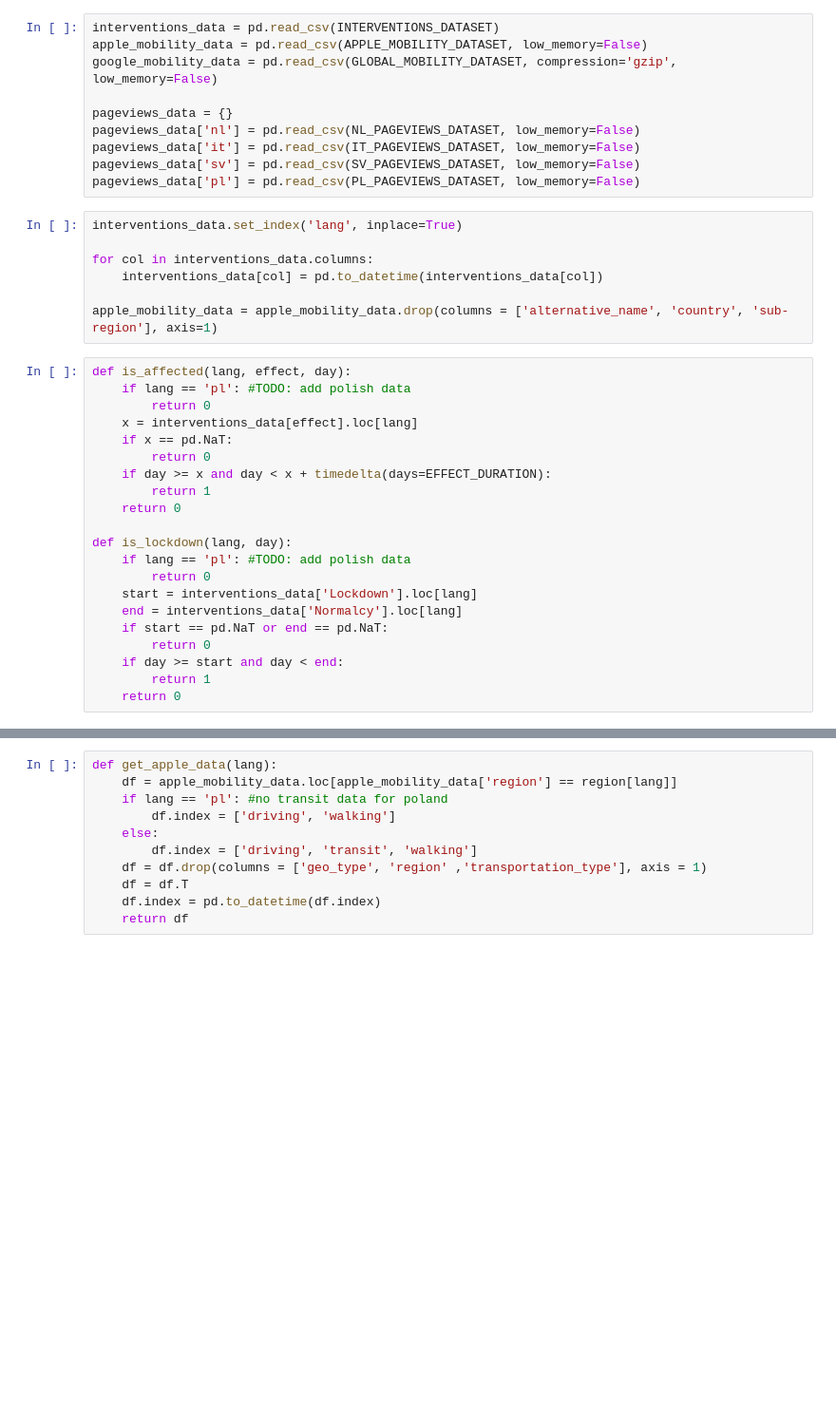
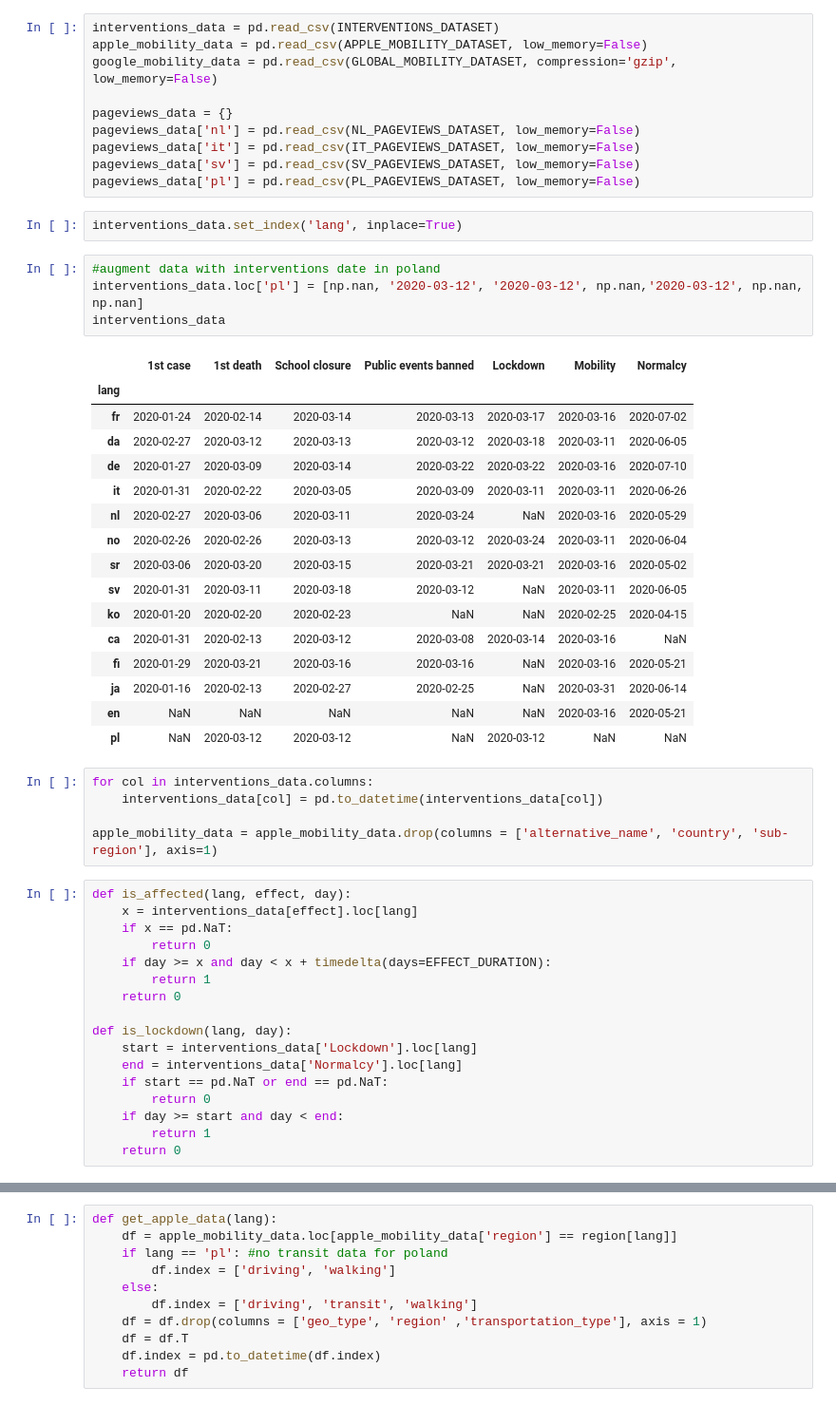
Before and after one commit to epfl-ada/ada-2022-project-adamsleg, a Jupyter notebook: q2.ipynb, the cells around one changed output, grey strips where cells are left out. Shown at 95% size. Saved outputs shown, nothing was run; the diff lists cells and outputs as text; blank space fills up the shorter version.

```diff
--- a/q2.ipynb
+++ b/q2.ipynb
@@ -52,17 +50,36 @@ pageviews_data['nl'] = pd.read_csv(NL_PAGEVIEWS_DATASET, low_memory=False)
 pageviews_data['it'] = pd.read_csv(IT_PAGEVIEWS_DATASET, low_memory=False)
 pageviews_data['sv'] = pd.read_csv(SV_PAGEVIEWS_DATASET, low_memory=False)
 pageviews_data['pl'] = pd.read_csv(PL_PAGEVIEWS_DATASET, low_memory=False)
+# %%
+interventions_data.set_index('lang', inplace=True)
+# %%
+#augment data with interventions date in poland
+interventions_data.loc['pl'] = [np.nan, '2020-03-12', '2020-03-12', np.nan,'2020-03-12', np.nan, np.nan]
+interventions_data
+# %% [output]
+|  | 1st case | 1st death | School closure | Public events banned | Lockdown | Mobility | Normalcy |
+| lang |  |  |  |  |  |  |  |
+| fr | 2020-01-24 | 2020-02-14 | 2020-03-14 | 2020-03-13 | 2020-03-17 | 2020-03-16 | 2020-07-02 |
+| da | 2020-02-27 | 2020-03-12 | 2020-03-13 | 2020-03-12 | 2020-03-18 | 2020-03-11 | 2020-06-05 |
+| de | 2020-01-27 | 2020-03-09 | 2020-03-14 | 2020-03-22 | 2020-03-22 | 2020-03-16 | 2020-07-10 |
+| it | 2020-01-31 | 2020-02-22 | 2020-03-05 | 2020-03-09 | 2020-03-11 | 2020-03-11 | 2020-06-26 |
+| nl | 2020-02-27 | 2020-03-06 | 2020-03-11 | 2020-03-24 | NaN | 2020-03-16 | 2020-05-29 |
+| no | 2020-02-26 | 2020-02-26 | 2020-03-13 | 2020-03-12 | 2020-03-24 | 2020-03-11 | 2020-06-04 |
+| sr | 2020-03-06 | 2020-03-20 | 2020-03-15 | 2020-03-21 | 2020-03-21 | 2020-03-16 | 2020-05-02 |
+| sv | 2020-01-31 | 2020-03-11 | 2020-03-18 | 2020-03-12 | NaN | 2020-03-11 | 2020-06-05 |
+| ko | 2020-01-20 | 2020-02-20 | 2020-02-23 | NaN | NaN | 2020-02-25 | 2020-04-15 |
+| ca | 2020-01-31 | 2020-02-13 | 2020-03-12 | 2020-03-08 | 2020-03-14 | 2020-03-16 | NaN |
+| fi | 2020-01-29 | 2020-03-21 | 2020-03-16 | 2020-03-16 | NaN | 2020-03-16 | 2020-05-21 |
+| ja | 2020-01-16 | 2020-02-13 | 2020-02-27 | 2020-02-25 | NaN | 2020-03-31 | 2020-06-14 |
+| en | NaN | NaN | NaN | NaN | NaN | 2020-03-16 | 2020-05-21 |
+| pl | NaN | 2020-03-12 | 2020-03-12 | NaN | 2020-03-12 | NaN | NaN |
 # %%
-interventions_data.set_index('lang', inplace=True)
-
 for col in interventions_data.columns:
     interventions_data[col] = pd.to_datetime(interventions_data[col])
 
 apple_mobility_data = apple_mobility_data.drop(columns = ['alternative_name', 'country', 'sub-region'], axis=1)
 # %%
 def is_affected(lang, effect, day):
-    if lang == 'pl': #TODO: add polish data
-        return 0
     x = interventions_data[effect].loc[lang]
     if x == pd.NaT:
         return 0
@@ -71,8 +88,6 @@ def is_affected(lang, effect, day):
     return 0
 
 def is_lockdown(lang, day):
-    if lang == 'pl': #TODO: add polish data
-        return 0
     start = interventions_data['Lockdown'].loc[lang]
     end = interventions_data['Normalcy'].loc[lang]
     if start == pd.NaT or end == pd.NaT:
```
Also changed, not shown: parts of 6 cells of this notebook, 1 other file.
